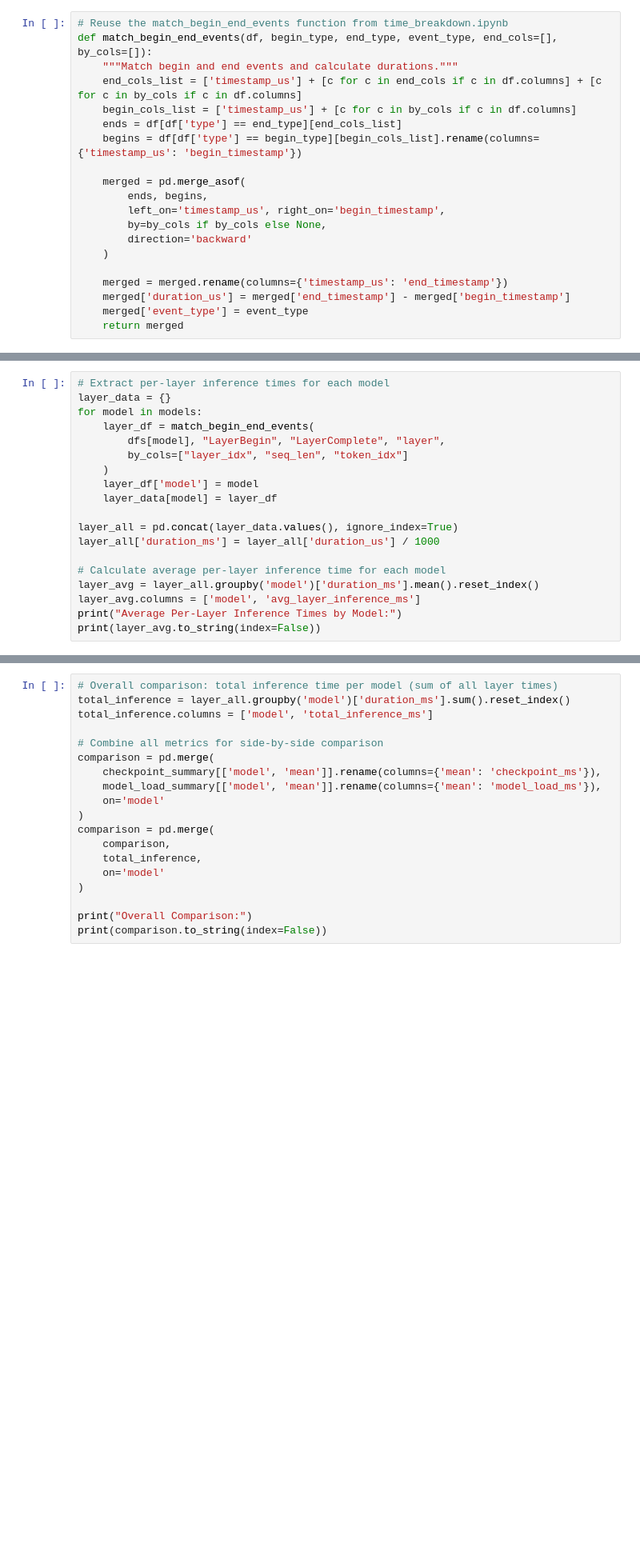
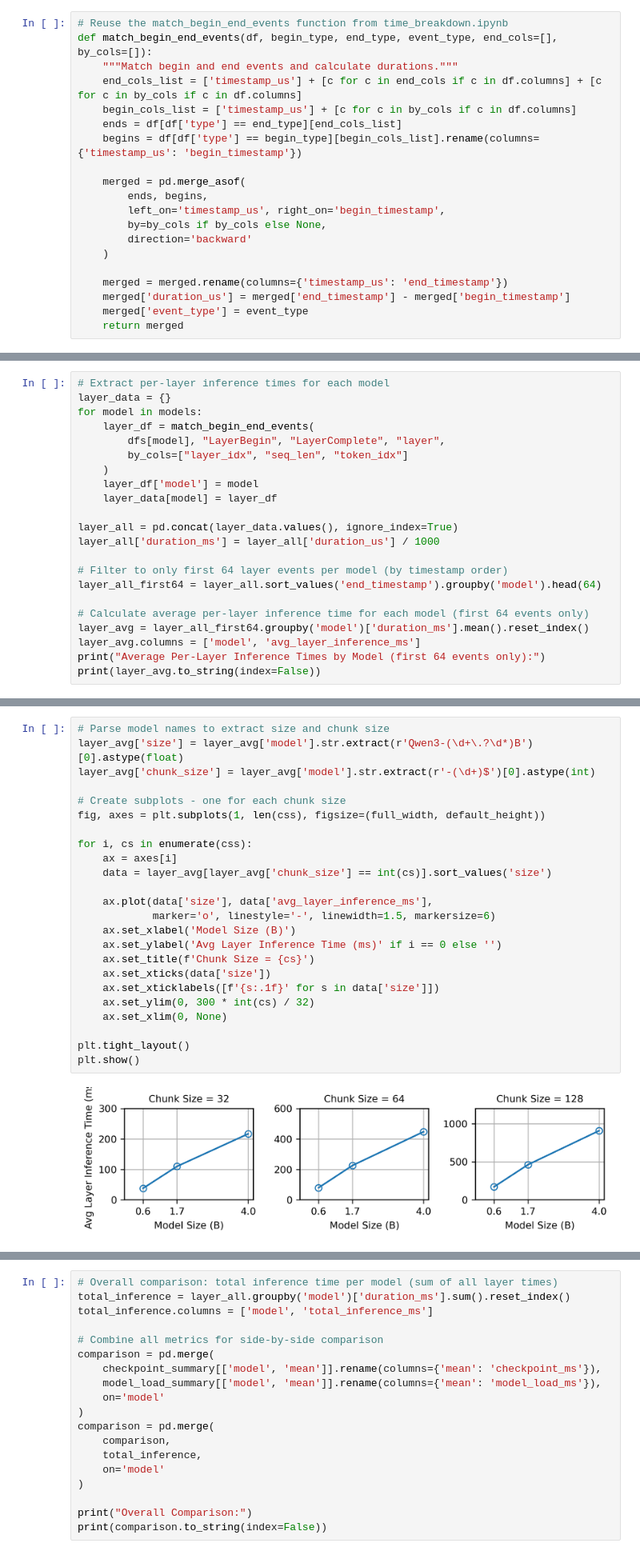
Before and after one commit to HXLLL/mllm, a Jupyter notebook: experiments/different_models.ipynb, the cells around one changed output, grey strips where cells are left out. Shown at 80% size. Cells and saved outputs as stored; diff of their text form; blank space fills up the shorter version.

```diff
--- a/experiments/different_models.ipynb
+++ b/experiments/different_models.ipynb
@@ -94,9 +108,12 @@ for model in models:
 layer_all = pd.concat(layer_data.values(), ignore_index=True)
 layer_all['duration_ms'] = layer_all['duration_us'] / 1000
 
-# Calculate average per-layer inference time for each model
-layer_avg = layer_all.groupby('model')['duration_ms'].mean().reset_index()
+# Filter to only first 64 layer events per model (by timestamp order)
+layer_all_first64 = layer_all.sort_values('end_timestamp').groupby('model').head(64)
+
+# Calculate average per-layer inference time for each model (first 64 events only)
+layer_avg = layer_all_first64.groupby('model')['duration_ms'].mean().reset_index()
 layer_avg.columns = ['model', 'avg_layer_inference_ms']
-print("Average Per-Layer Inference Times by Model:")
+print("Average Per-Layer Inference Times by Model (first 64 events only):")
 print(layer_avg.to_string(index=False))
 # %% [output]
@@ -107,0 +131,26 @@ Qwen3-1.7B-32               11.243522
+# %%
+# Parse model names to extract size and chunk size
+layer_avg['size'] = layer_avg['model'].str.extract(r'Qwen3-(\d+\.?\d*)B')[0].astype(float)
+layer_avg['chunk_size'] = layer_avg['model'].str.extract(r'-(\d+)$')[0].astype(int)
+
+# Create subplots - one for each chunk size
+fig, axes = plt.subplots(1, len(css), figsize=(full_width, default_height))
+
+for i, cs in enumerate(css):
+    ax = axes[i]
+    data = layer_avg[layer_avg['chunk_size'] == int(cs)].sort_values('size')
+
+    ax.plot(data['size'], data['avg_layer_inference_ms'],
+            marker='o', linestyle='-', linewidth=1.5, markersize=6)
+    ax.set_xlabel('Model Size (B)')
+    ax.set_ylabel('Avg Layer Inference Time (ms)' if i == 0 else '')
+    ax.set_title(f'Chunk Size = {cs}')
+    ax.set_xticks(data['size'])
+    ax.set_xticklabels([f'{s:.1f}' for s in data['size']])
+    ax.set_ylim(0, 300 * int(cs) / 32)
+    ax.set_xlim(0, None)
+
+plt.tight_layout()
+plt.show()
+# %% [output]
+[figure, added]
```
Also changed, not shown: parts of 7 cells of this notebook, 2 other files.
